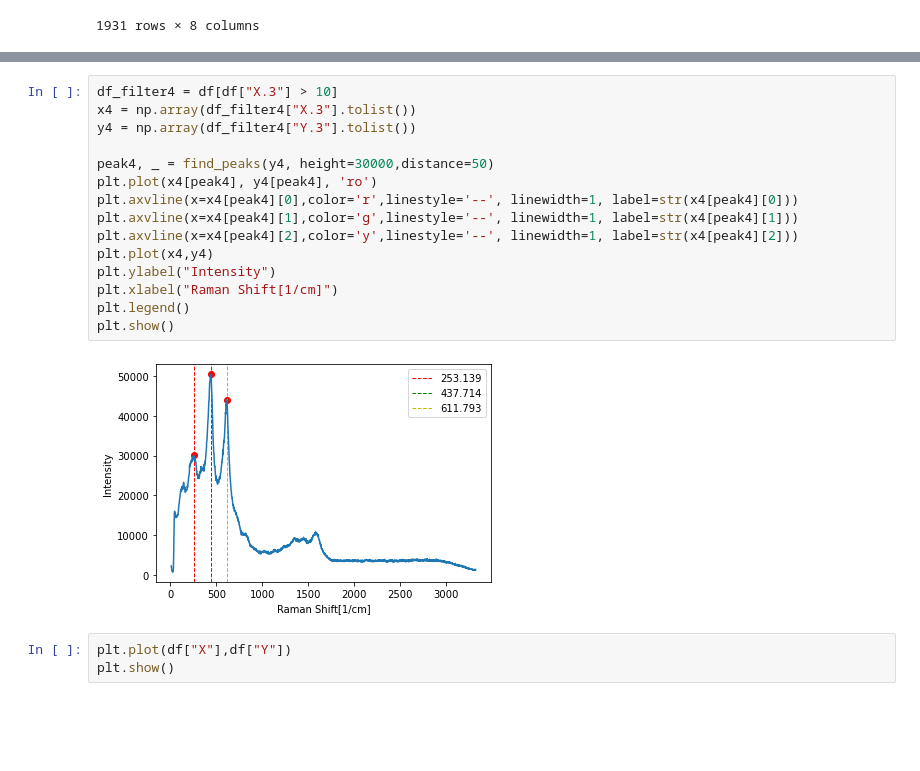
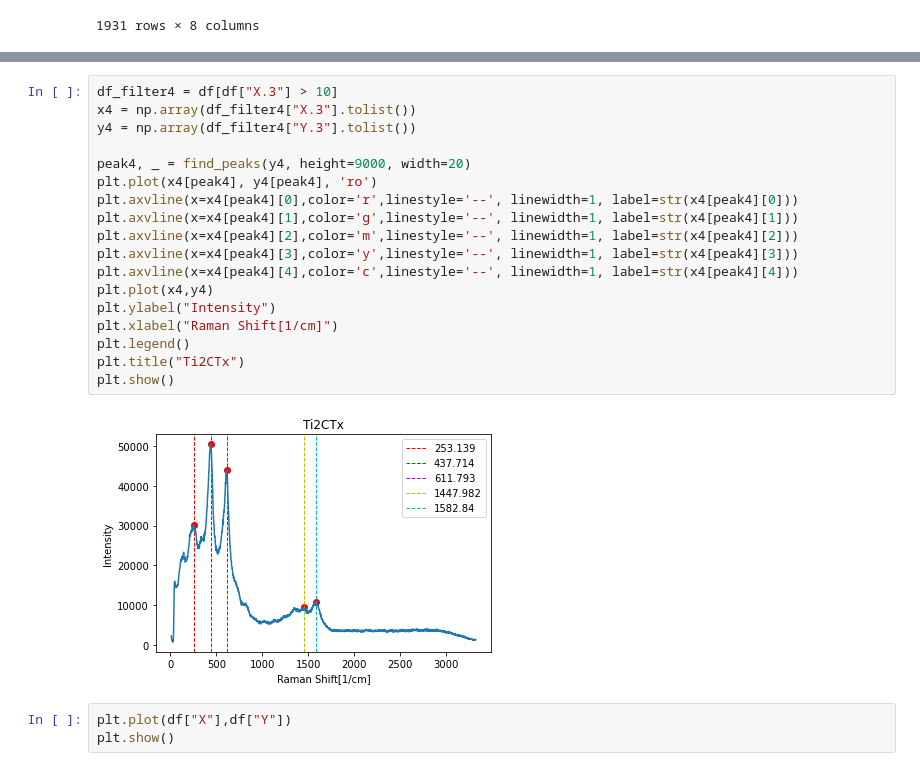
Before and after one commit to Waterbird20/APL2, a Jupyter notebook: Raman_analyze.ipynb, the cells around one changed output, grey strips where cells are left out. Drawn from its saved outputs; the diff is of its cells as text; blank space fills up the shorter version.

```diff
--- a/Raman_analyze.ipynb
+++ b/Raman_analyze.ipynb
@@ -72,20 +113,23 @@ plt.show()
 # %%
 df_filter4 = df[df["X.3"] > 10]
 x4 = np.array(df_filter4["X.3"].tolist())
 y4 = np.array(df_filter4["Y.3"].tolist())
 
-peak4, _ = find_peaks(y4, height=30000,distance=50)
+peak4, _ = find_peaks(y4, height=9000, width=20)
 plt.plot(x4[peak4], y4[peak4], 'ro')
 plt.axvline(x=x4[peak4][0],color='r',linestyle='--', linewidth=1, label=str(x4[peak4][0]))
 plt.axvline(x=x4[peak4][1],color='g',linestyle='--', linewidth=1, label=str(x4[peak4][1]))
-plt.axvline(x=x4[peak4][2],color='y',linestyle='--', linewidth=1, label=str(x4[peak4][2]))
+plt.axvline(x=x4[peak4][2],color='m',linestyle='--', linewidth=1, label=str(x4[peak4][2]))
+plt.axvline(x=x4[peak4][3],color='y',linestyle='--', linewidth=1, label=str(x4[peak4][3]))
+plt.axvline(x=x4[peak4][4],color='c',linestyle='--', linewidth=1, label=str(x4[peak4][4]))
 plt.plot(x4,y4)
 plt.ylabel("Intensity")
 plt.xlabel("Raman Shift[1/cm]")
 plt.legend()
+plt.title("Ti2CTx")
 plt.show()
 # %% [output]
-[figure, old version]
+[figure, new version]
 # %%
 plt.plot(df["X"],df["Y"])
 plt.show()
```
Also changed, not shown: parts of 5 cells of this notebook, 8 other files.
